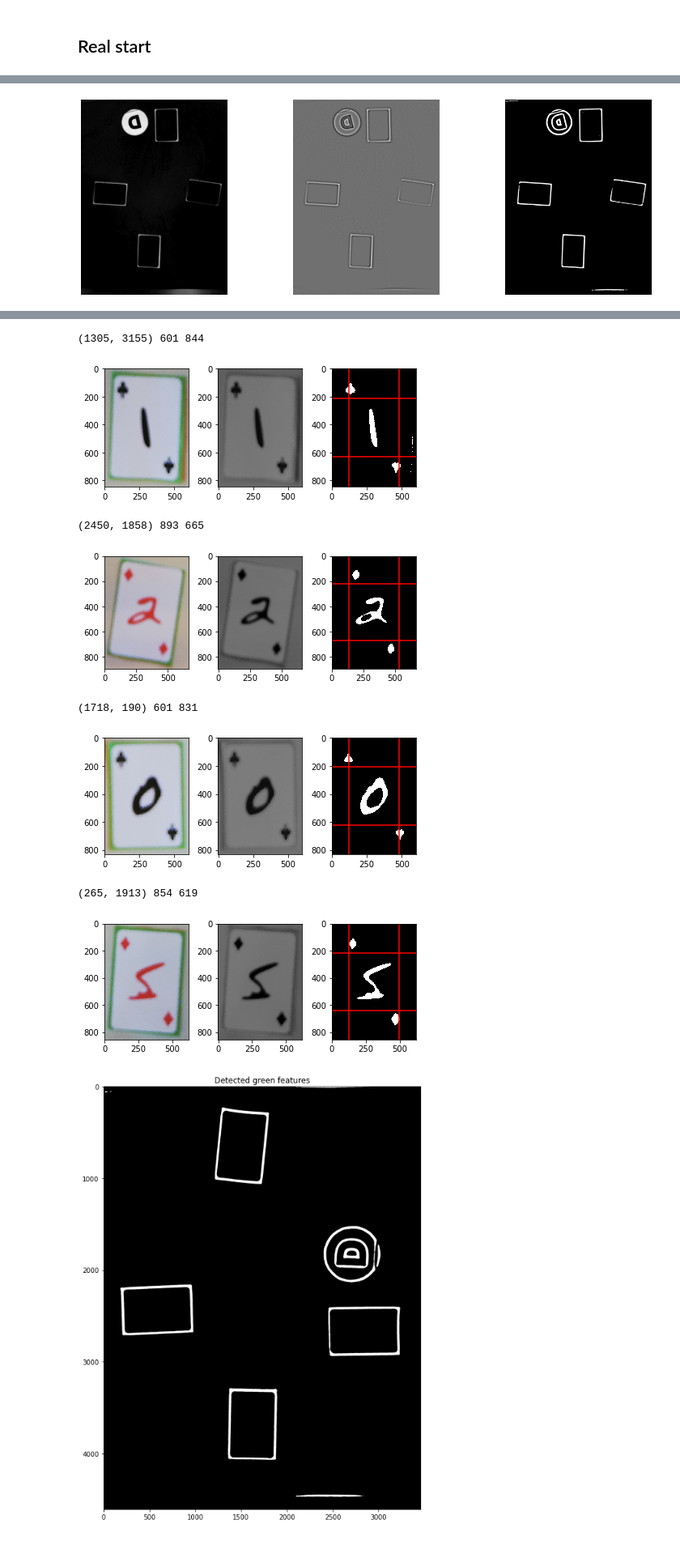
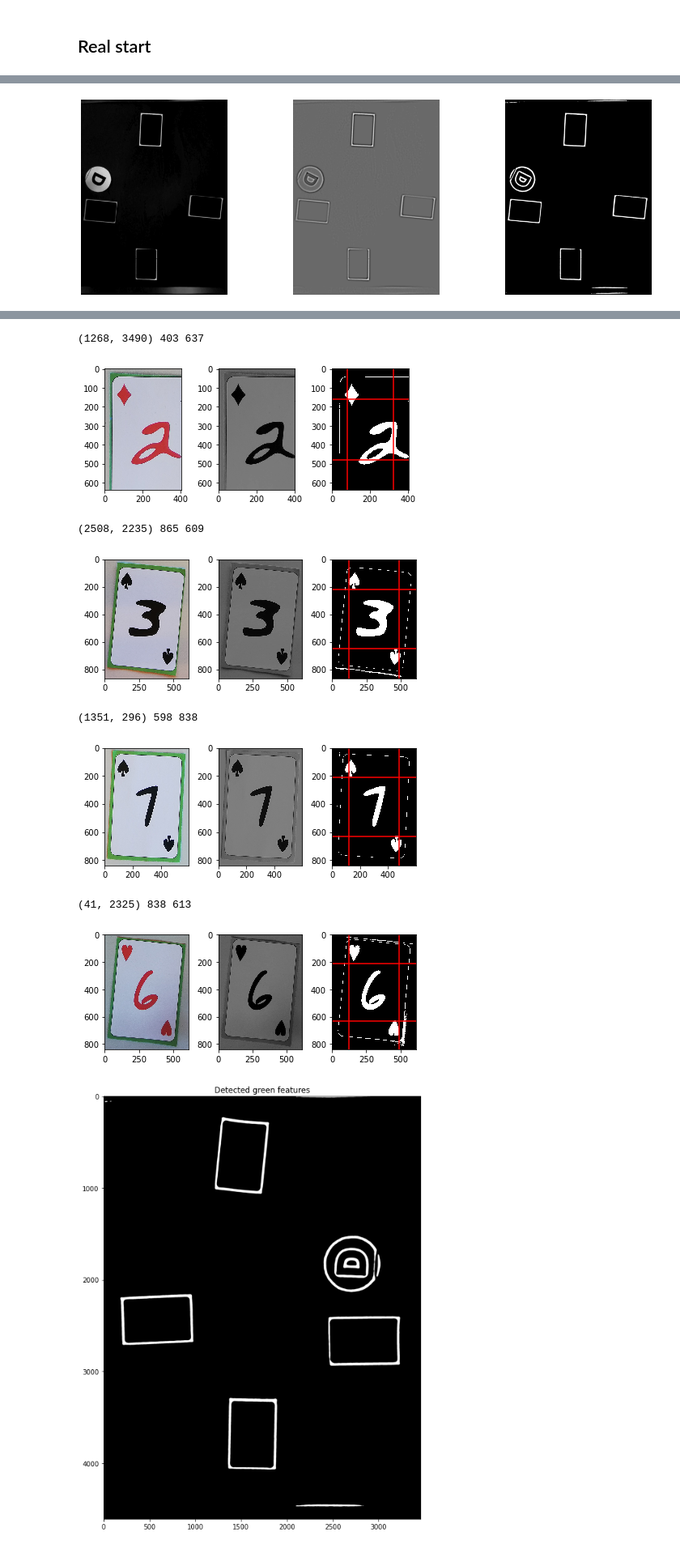
Before and after one commit to aalshabaan/iapr, a Jupyter notebook: project/project.ipynb, the cells around one changed output, grey strips where cells are left out. Shown at 81% size. Cells and saved outputs as stored; diff of their text form; code cells hidden in the pictures.

```diff
--- a/project/project.ipynb
+++ b/project/project.ipynb
@@ -425,7 +442,7 @@ import importlib
 # %%
 
 importlib.reload(vision_tools)
-folder = 'train_games/game4'
-file = '8.jpg'
+folder = 'train_games/game5'
+file = '2.jpg'
 vision_tools.card_pipeline(folder, file)
 # %% [output]
@@ -433,5 +450,5 @@ vision_tools.card_pipeline(folder, file)
 detect dealer
 3
-[figure, old version]
+[figure, new version]
 image dimensions : (width = 3456, height = 4608)
 
@@ -454,11 +471,11 @@ height : 665
-(1305, 3155) 601 844
+(1268, 3490) 403 637
-[figure, old version]
+[figure, new version]
-(2450, 1858) 893 665
+(2508, 2235) 865 609
-[figure, old version]
+[figure, new version]
-(1718, 190) 601 831
+(1351, 296) 598 838
-[figure, old version]
+[figure, new version]
-(265, 1913) 854 619
+(41, 2325) 838 613
-[figure, old version]
+[figure, new version]
 # %%
 # do not dilate pixels in the metal area
 im_width, im_height = 3456, 4608
```
Also changed, not shown: parts of 3 cells of this notebook, 2 other files.
